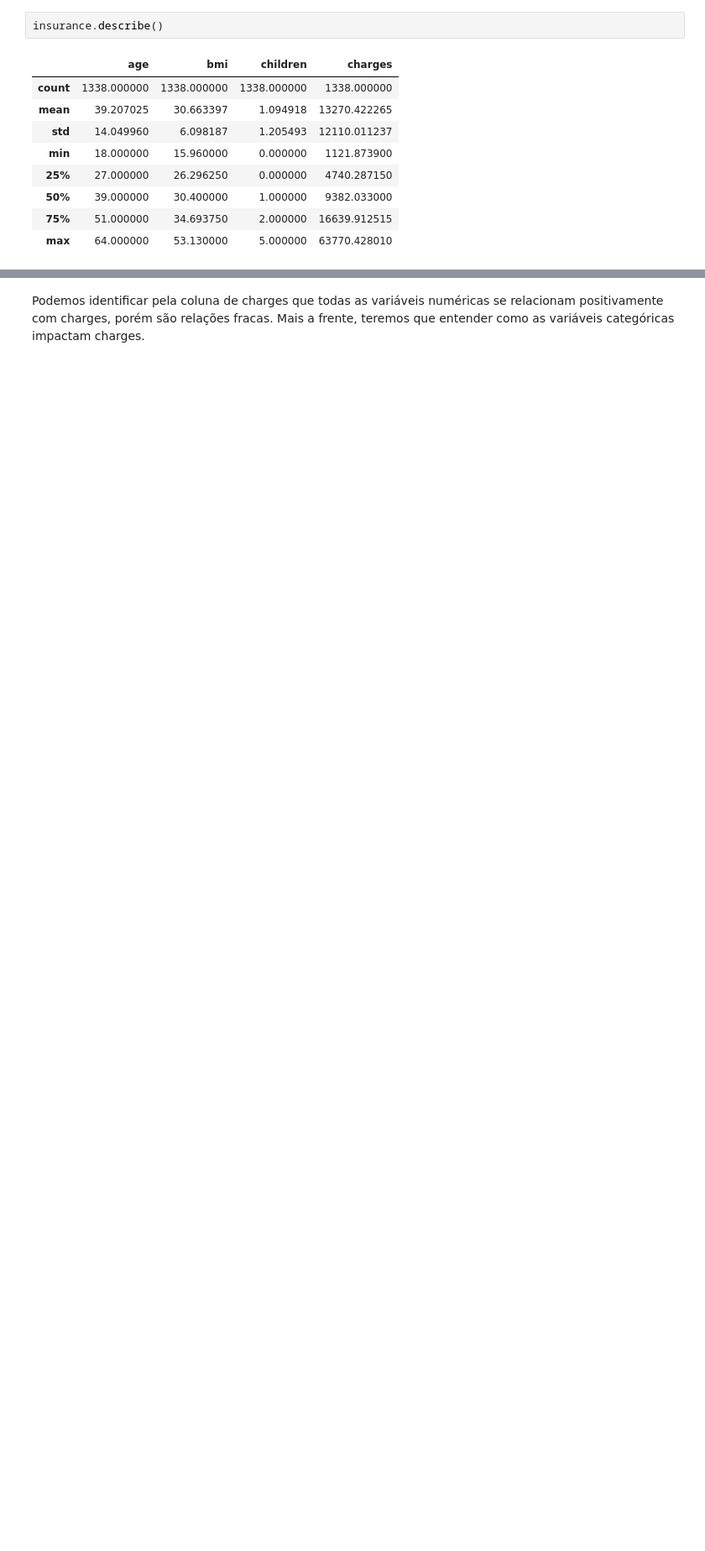
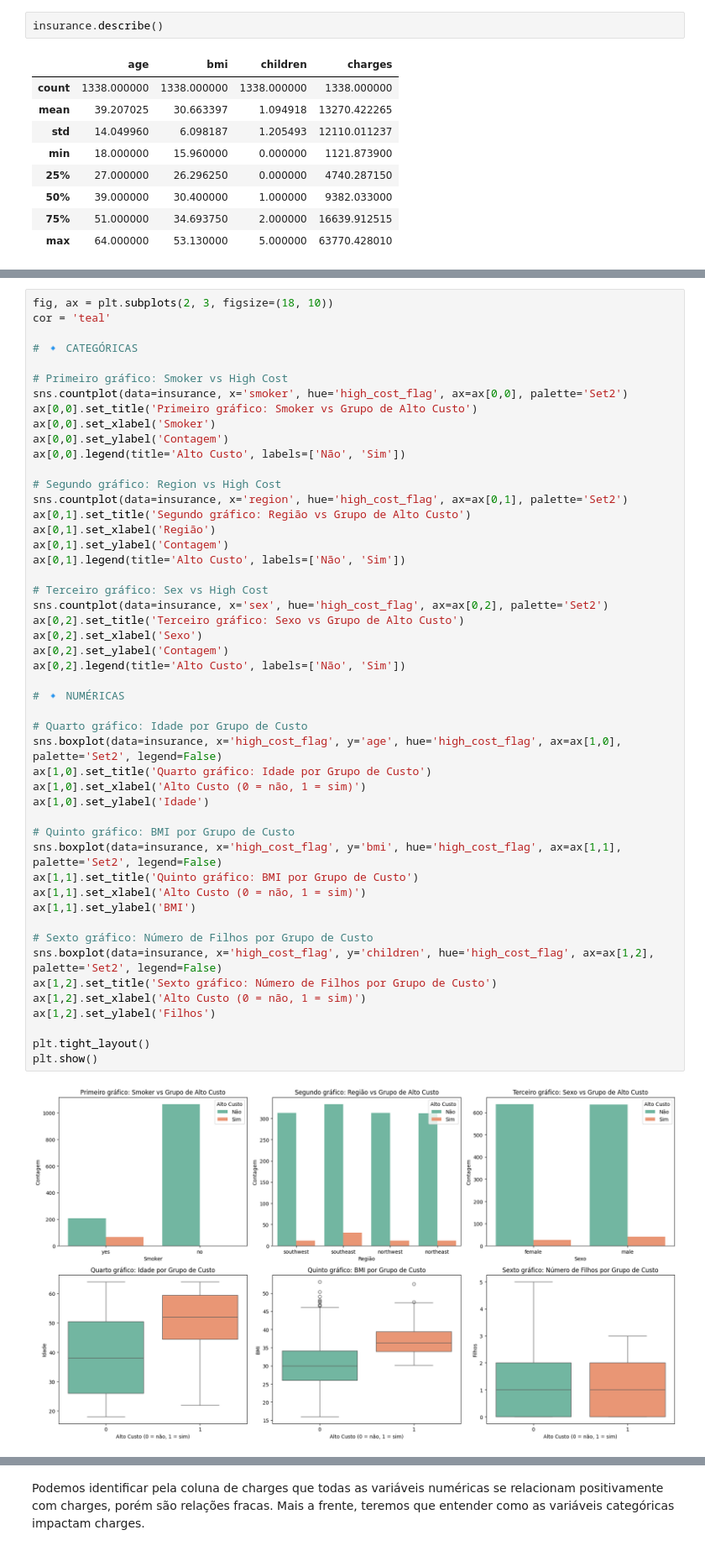
Before and after one commit to magaul/insurance, a Jupyter notebook: insurance.ipynb, the cells around one changed output, grey strips where cells are left out. Shown at 84% size. Cells and saved outputs as stored; diff of their text form; blank space fills up the shorter version.

```diff
--- a/insurance.ipynb
+++ b/insurance.ipynb
@@ -108,0 +168,51 @@ Como vimos não tem nenhum valor nulo e temos 1338 linhas em nossa amostra. Alé
+# %%
+fig, ax = plt.subplots(2, 3, figsize=(18, 10))
+cor = 'teal'
+
+# 🔹 CATEGÓRICAS
+
+# Primeiro gráfico: Smoker vs High Cost
+sns.countplot(data=insurance, x='smoker', hue='high_cost_flag', ax=ax[0,0], palette='Set2')
+ax[0,0].set_title('Primeiro gráfico: Smoker vs Grupo de Alto Custo')
+ax[0,0].set_xlabel('Smoker')
+ax[0,0].set_ylabel('Contagem')
+ax[0,0].legend(title='Alto Custo', labels=['Não', 'Sim'])
+
+# Segundo gráfico: Region vs High Cost
+sns.countplot(data=insurance, x='region', hue='high_cost_flag', ax=ax[0,1], palette='Set2')
+ax[0,1].set_title('Segundo gráfico: Região vs Grupo de Alto Custo')
+ax[0,1].set_xlabel('Região')
+ax[0,1].set_ylabel('Contagem')
+ax[0,1].legend(title='Alto Custo', labels=['Não', 'Sim'])
+
+# Terceiro gráfico: Sex vs High Cost
+sns.countplot(data=insurance, x='sex', hue='high_cost_flag', ax=ax[0,2], palette='Set2')
+ax[0,2].set_title('Terceiro gráfico: Sexo vs Grupo de Alto Custo')
+ax[0,2].set_xlabel('Sexo')
+ax[0,2].set_ylabel('Contagem')
+ax[0,2].legend(title='Alto Custo', labels=['Não', 'Sim'])
+
+# 🔹 NUMÉRICAS
+
+# Quarto gráfico: Idade por Grupo de Custo
+sns.boxplot(data=insurance, x='high_cost_flag', y='age', hue='high_cost_flag', ax=ax[1,0], palette='Set2', legend=False)
+ax[1,0].set_title('Quarto gráfico: Idade por Grupo de Custo')
+ax[1,0].set_xlabel('Alto Custo (0 = não, 1 = sim)')
+ax[1,0].set_ylabel('Idade')
+
+# Quinto gráfico: BMI por Grupo de Custo
+sns.boxplot(data=insurance, x='high_cost_flag', y='bmi', hue='high_cost_flag', ax=ax[1,1], palette='Set2', legend=False)
+ax[1,1].set_title('Quinto gráfico: BMI por Grupo de Custo')
+ax[1,1].set_xlabel('Alto Custo (0 = não, 1 = sim)')
+ax[1,1].set_ylabel('BMI')
+
+# Sexto gráfico: Número de Filhos por Grupo de Custo
+sns.boxplot(data=insurance, x='high_cost_flag', y='children', hue='high_cost_flag', ax=ax[1,2], palette='Set2', legend=False)
+ax[1,2].set_title('Sexto gráfico: Número de Filhos por Grupo de Custo')
+ax[1,2].set_xlabel('Alto Custo (0 = não, 1 = sim)')
+ax[1,2].set_ylabel('Filhos')
+
+plt.tight_layout()
+plt.show()
+# %% [output]
+[figure, added]
```
Also changed, not shown: parts of 24 cells of this notebook, 1 other file.
